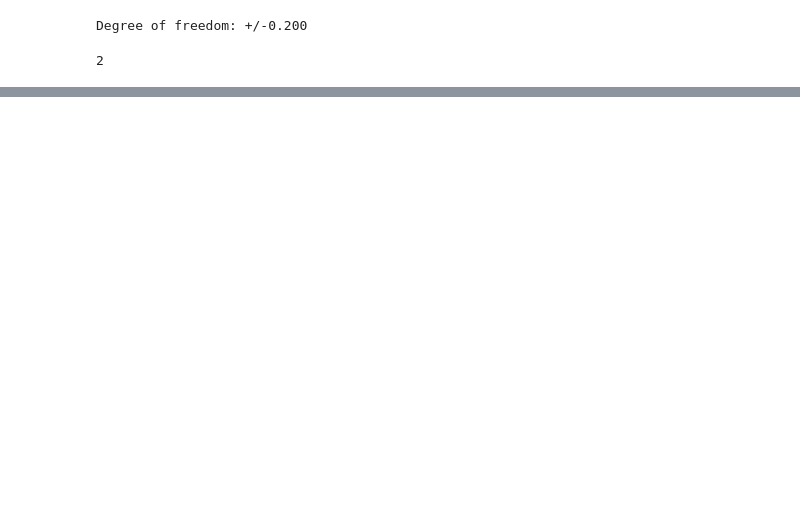
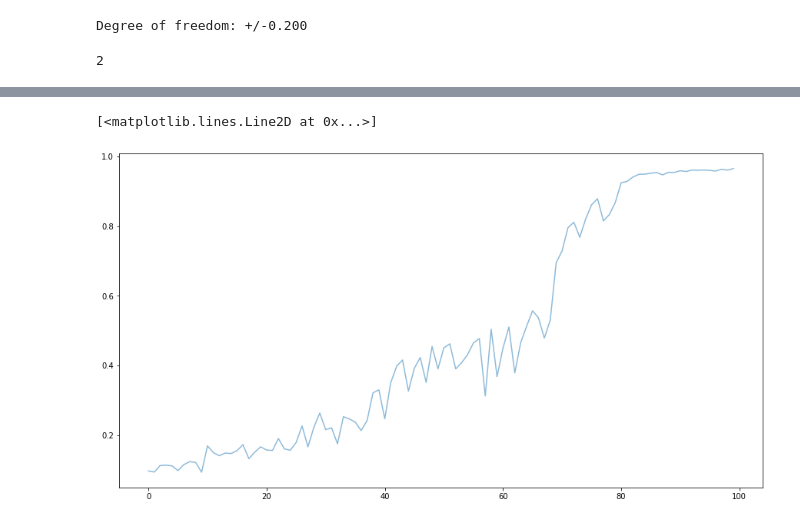
Before and after one commit to bwosh/CarND-Behavioral-Cloning, a Jupyter notebook: BC.ipynb, the cells around one changed output, grey strips where cells are left out. Drawn from its saved outputs; the diff is of its cells as text; code cells hidden in the pictures; blank space fills up the shorter version.

```diff
--- a/BC.ipynb
+++ b/BC.ipynb
@@ -332,12 +335,12 @@ def data_generator(ld, epochs):
 # %%
-epochs = 15
+epochs = 100
 reduce_lr = ReduceLROnPlateau(monitor='loss', factor=0.2, patience=2, min_lr=0.00001, verbose=1)
 
 epoch_summarizer = EpochSummarizer(model, data_loader)
 summarize = LambdaCallback(on_epoch_end=lambda epoch,logs: epoch_summarizer.summarize(epoch, logs))
 
 fit_result = model.fit_generator(data_generator(data_loader, epochs),
-                                 steps_per_epoch=len(data_loader),
+                                 steps_per_epoch=3*len(data_loader),
                                  epochs=epochs,
                                  verbose=1,
                                  callbacks=[
@@ -493,0 +594,6 @@ Epoch 3/15
+# %%
+plt.figure(figsize=(15,8))
+plt.plot(np.mean(all_reuslts, axis=1), label=f"bin {i}", alpha=0.5)
+# %% [output]
+[<matplotlib.lines.Line2D at 0x...>]
+[figure, added]
```
Also changed, not shown: parts of 29 cells of this notebook.
